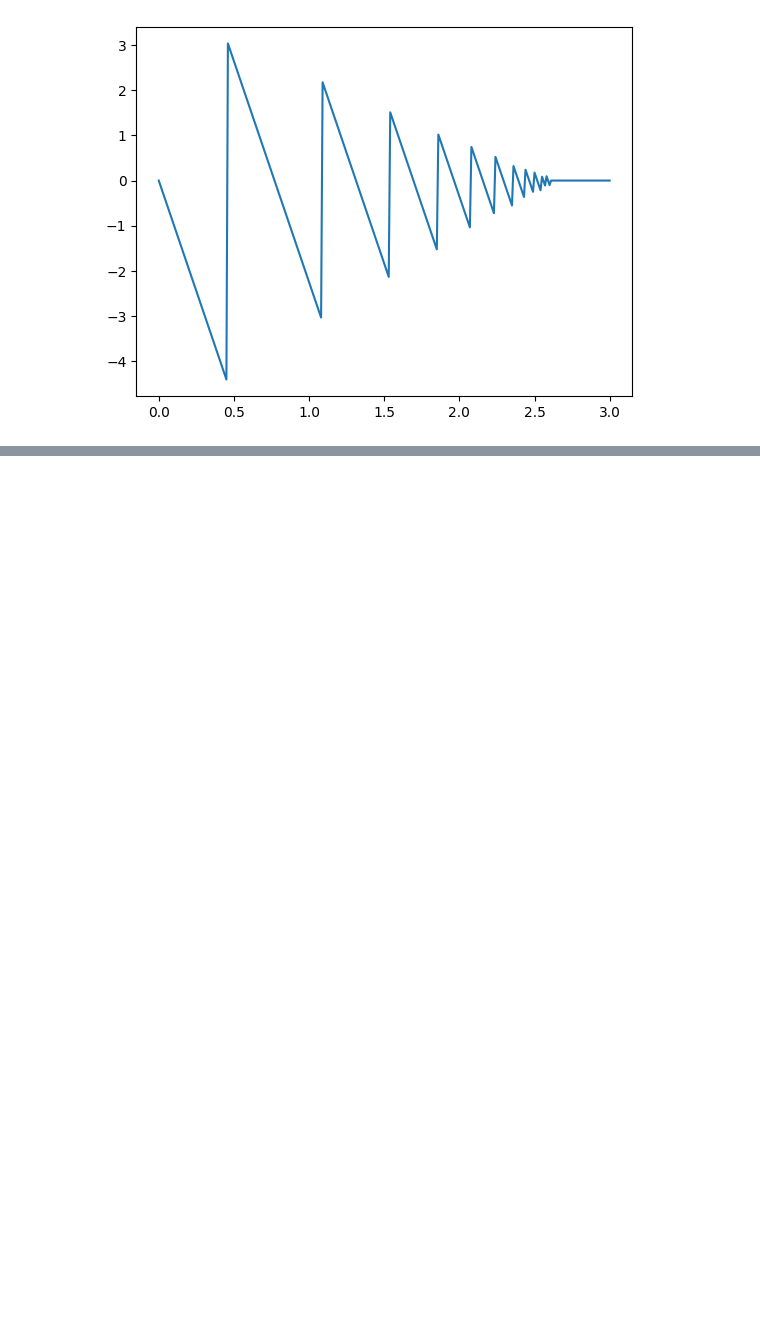
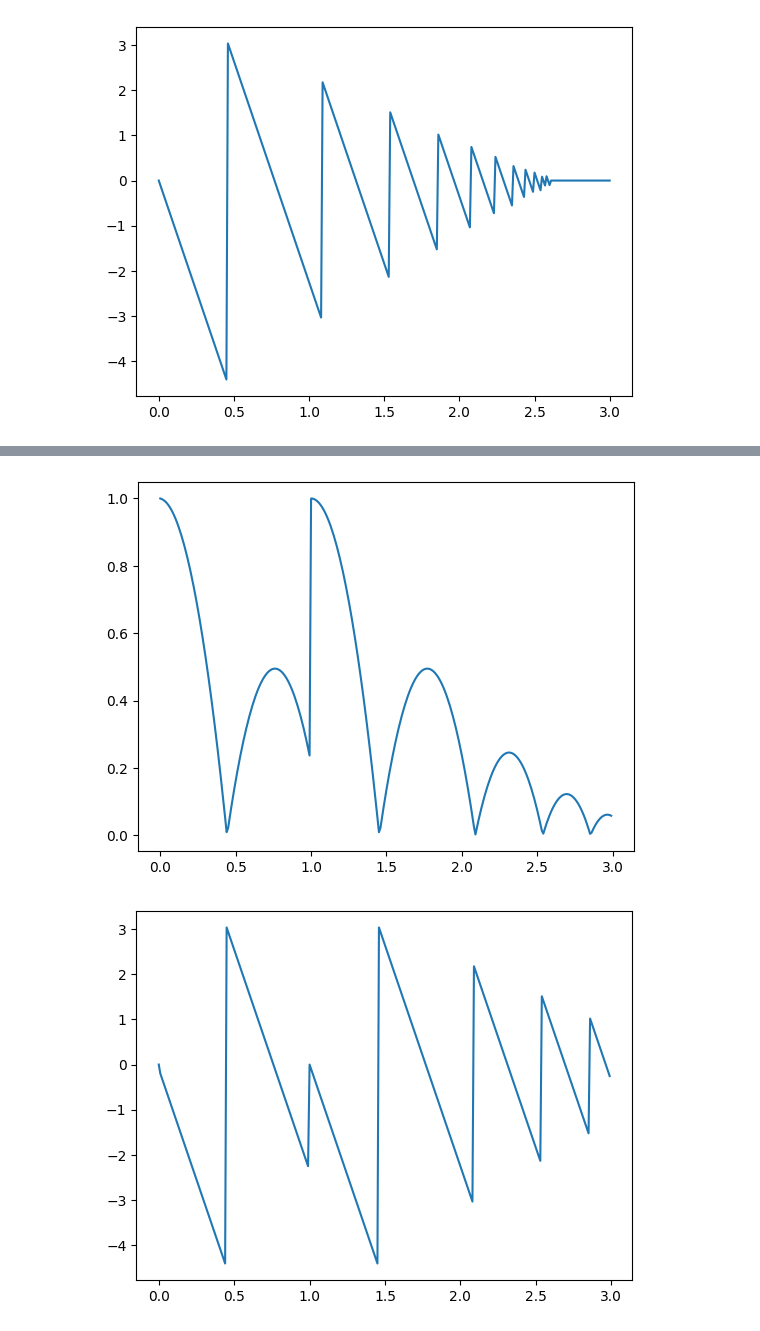
Before and after one commit to lbm98/devs-fmu, a Jupyter notebook: notebooks/bouncing_ball.ipynb, the cells around one changed output, grey strips where cells are left out. Saved outputs shown, nothing was run; the diff lists cells and outputs as text; code cells hidden in the pictures; blank space fills up the shorter version.

Commit message:
state change works

```diff
--- a/notebooks/bouncing_ball.ipynb
+++ b/notebooks/bouncing_ball.ipynb
@@ -79,0 +76,32 @@ plot_devs()
+# %%
+def change_state(m):
+    m.set_height(1)
+    m.set_velocity(0)
+
+
+def simulate_devs_with_change_state():
+    simulator.reset()
+    m = BouncingBall()
+
+    simulator.schedule(
+        timedelta(seconds=1),
+        change_state,
+        m
+    )
+
+    step_size = 1e-2
+    time_list = np.arange(0, 3, step_size)
+    height_list = []
+    velocity_list = []
+
+    for time in time_list:
+        height_list.append(m.get_height())
+        velocity_list.append(m.get_velocity())
+        simulator.advance(timedelta(seconds=step_size))
+
+    return time_list, height_list, velocity_list
+# %%
+plot_devs_simulation(*simulate_devs_with_change_state())
+# %% [output]
+[figure, added]
+[figure, added]
```
Also changed, not shown: parts of 5 cells of this notebook, 4 other files.
